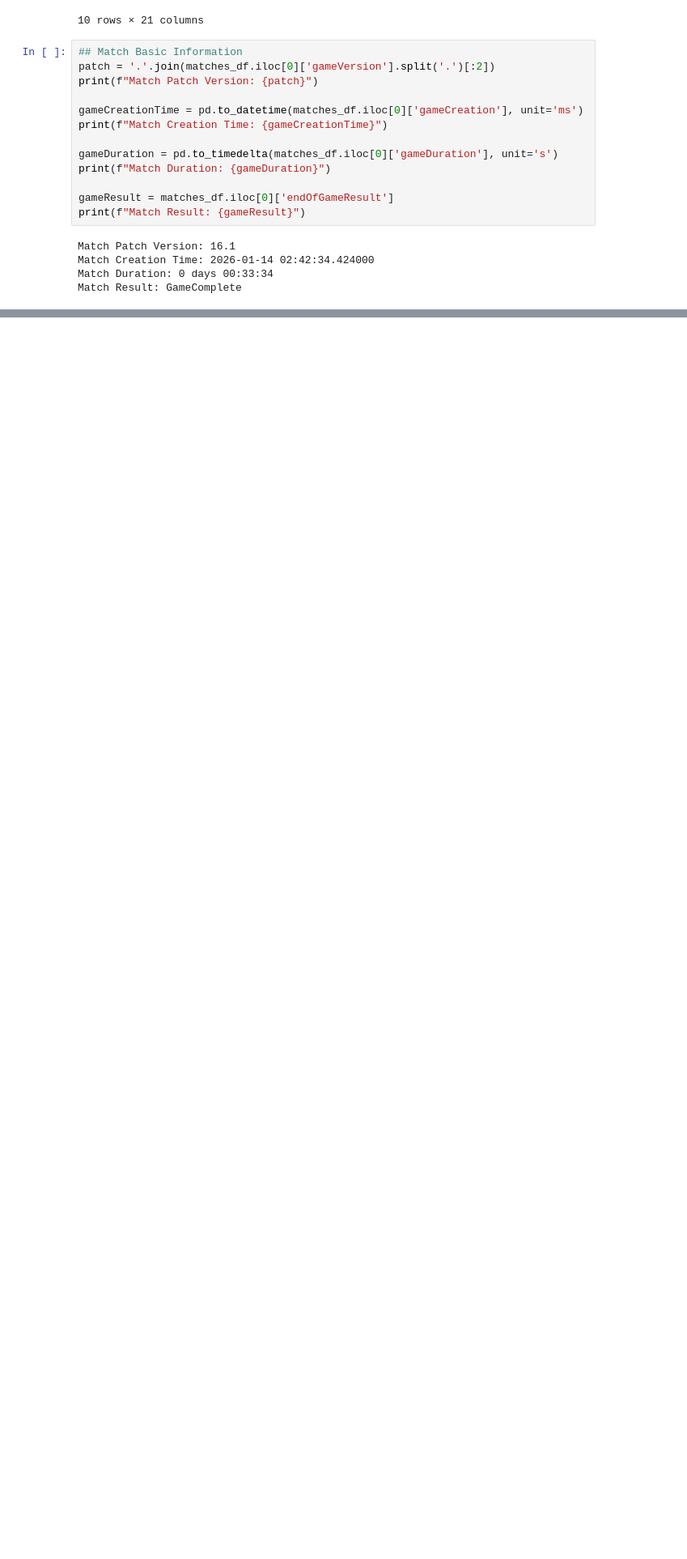
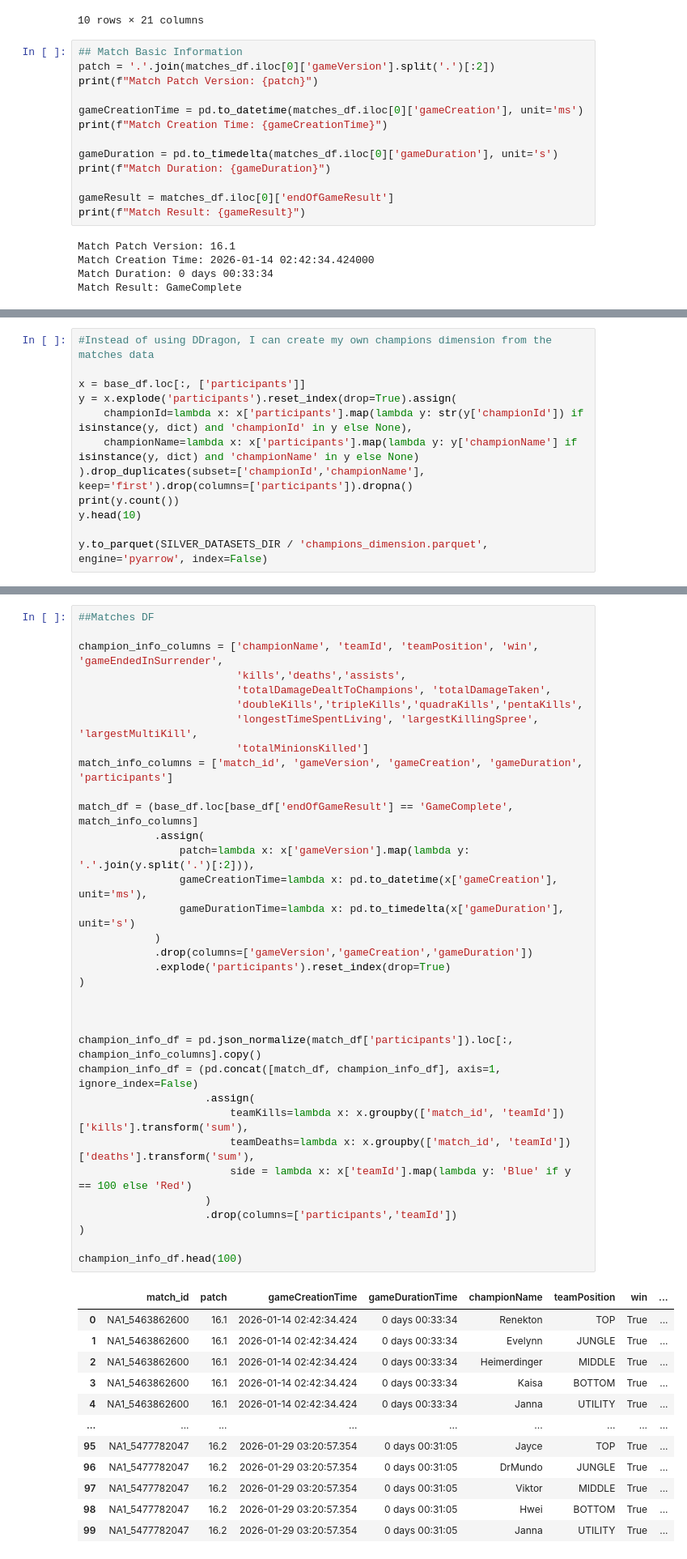
Before and after one commit to Feragon42/rift_oracle, a Jupyter notebook: transformations/transformations_test_nb.ipynb, the cells around one changed output, grey strips where cells are left out. Shown at 81% size. Drawn from its saved outputs; the diff is of its cells as text; blank space fills up the shorter version.

Commit message:
Riot API SoloQ information transformations added

```diff
--- a/transformations/transformations_test_nb.ipynb
+++ b/transformations/transformations_test_nb.ipynb
@@ -255,0 +418,12 @@ TODO:
+# %%
+#Instead of using DDragon, I can create my own champions dimension from the matches data
+
+x = base_df.loc[:, ['participants']]
+y = x.explode('participants').reset_index(drop=True).assign(
+    championId=lambda x: x['participants'].map(lambda y: str(y['championId']) if isinstance(y, dict) and 'championId' in y else None),
+    championName=lambda x: x['participants'].map(lambda y: y['championName'] if isinstance(y, dict) and 'championName' in y else None)
+).drop_duplicates(subset=['championId','championName'], keep='first').drop(columns=['participants']).dropna()
+print(y.count())
+y.head(10)
+
+y.to_parquet(SILVER_DATASETS_DIR / 'champions_dimension.parquet', engine='pyarrow', index=False)
@@ -255,0 +434,47 @@ TODO:
+# %%
+##Matches DF
+
+champion_info_columns = ['championName', 'teamId', 'teamPosition', 'win', 'gameEndedInSurrender',
+                         'kills','deaths','assists',
+                         'totalDamageDealtToChampions', 'totalDamageTaken',
+                         'doubleKills','tripleKills','quadraKills','pentaKills',
+                         'longestTimeSpentLiving', 'largestKillingSpree', 'largestMultiKill',
+                         'totalMinionsKilled']
+match_info_columns = ['match_id', 'gameVersion', 'gameCreation', 'gameDuration', 'participants']
+
+match_df = (base_df.loc[base_df['endOfGameResult'] == 'GameComplete', match_info_columns]
+            .assign(
+                patch=lambda x: x['gameVersion'].map(lambda y: '.'.join(y.split('.')[:2])),
+                gameCreationTime=lambda x: pd.to_datetime(x['gameCreation'], unit='ms'),
+                gameDurationTime=lambda x: pd.to_timedelta(x['gameDuration'], unit='s')
+            )
+            .drop(columns=['gameVersion','gameCreation','gameDuration'])
+            .explode('participants').reset_index(drop=True)
+)
+
+
+
+champion_info_df = pd.json_normalize(match_df['participants']).loc[:, champion_info_columns].copy()
+champion_info_df = (pd.concat([match_df, champion_info_df], axis=1, ignore_index=False)
+                    .assign(
+                        teamKills=lambda x: x.groupby(['match_id', 'teamId'])['kills'].transform('sum'),
+                        teamDeaths=lambda x: x.groupby(['match_id', 'teamId'])['deaths'].transform('sum'),
+                        side = lambda x: x['teamId'].map(lambda y: 'Blue' if y == 100 else 'Red')
+                    )
+                    .drop(columns=['participants','teamId'])
+)
+
+champion_info_df.head(100)
+# %% [output]
+|  | match_id | patch | gameCreationTime | gameDurationTime | championName | teamPosition | win | ... |
+| 0 | NA1_5463862600 | 16.1 | 2026-01-14 02:42:34.424 | 0 days 00:33:34 | Renekton | TOP | True | ... |
+| 1 | NA1_5463862600 | 16.1 | 2026-01-14 02:42:34.424 | 0 days 00:33:34 | Evelynn | JUNGLE | True | ... |
+| 2 | NA1_5463862600 | 16.1 | 2026-01-14 02:42:34.424 | 0 days 00:33:34 | Heimerdinger | MIDDLE | True | ... |
+| 3 | NA1_5463862600 | 16.1 | 2026-01-14 02:42:34.424 | 0 days 00:33:34 | Kaisa | BOTTOM | True | ... |
+| 4 | NA1_5463862600 | 16.1 | 2026-01-14 02:42:34.424 | 0 days 00:33:34 | Janna | UTILITY | True | ... |
+| ... | ... | ... | ... | ... | ... | ... | ... | ... |
+| 95 | NA1_5477782047 | 16.2 | 2026-01-29 03:20:57.354 | 0 days 00:31:05 | Jayce | TOP | True | ... |
+| 96 | NA1_5477782047 | 16.2 | 2026-01-29 03:20:57.354 | 0 days 00:31:05 | DrMundo | JUNGLE | True | ... |
+| 97 | NA1_5477782047 | 16.2 | 2026-01-29 03:20:57.354 | 0 days 00:31:05 | Viktor | MIDDLE | True | ... |
+| 98 | NA1_5477782047 | 16.2 | 2026-01-29 03:20:57.354 | 0 days 00:31:05 | Hwei | BOTTOM | True | ... |
+| 99 | NA1_5477782047 | 16.2 | 2026-01-29 03:20:57.354 | 0 days 00:31:05 | Janna | UTILITY | True | ... |
```
Also changed, not shown: parts of 12 cells of this notebook, 5 other files.
